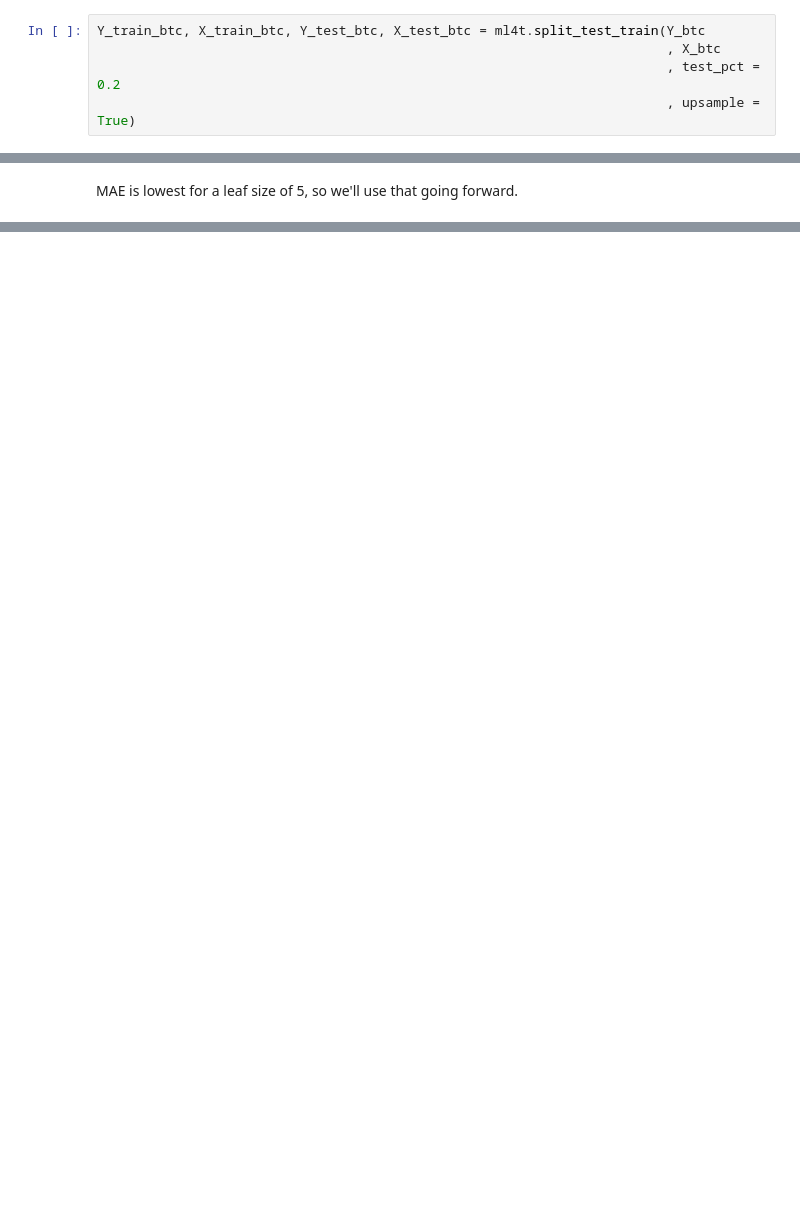
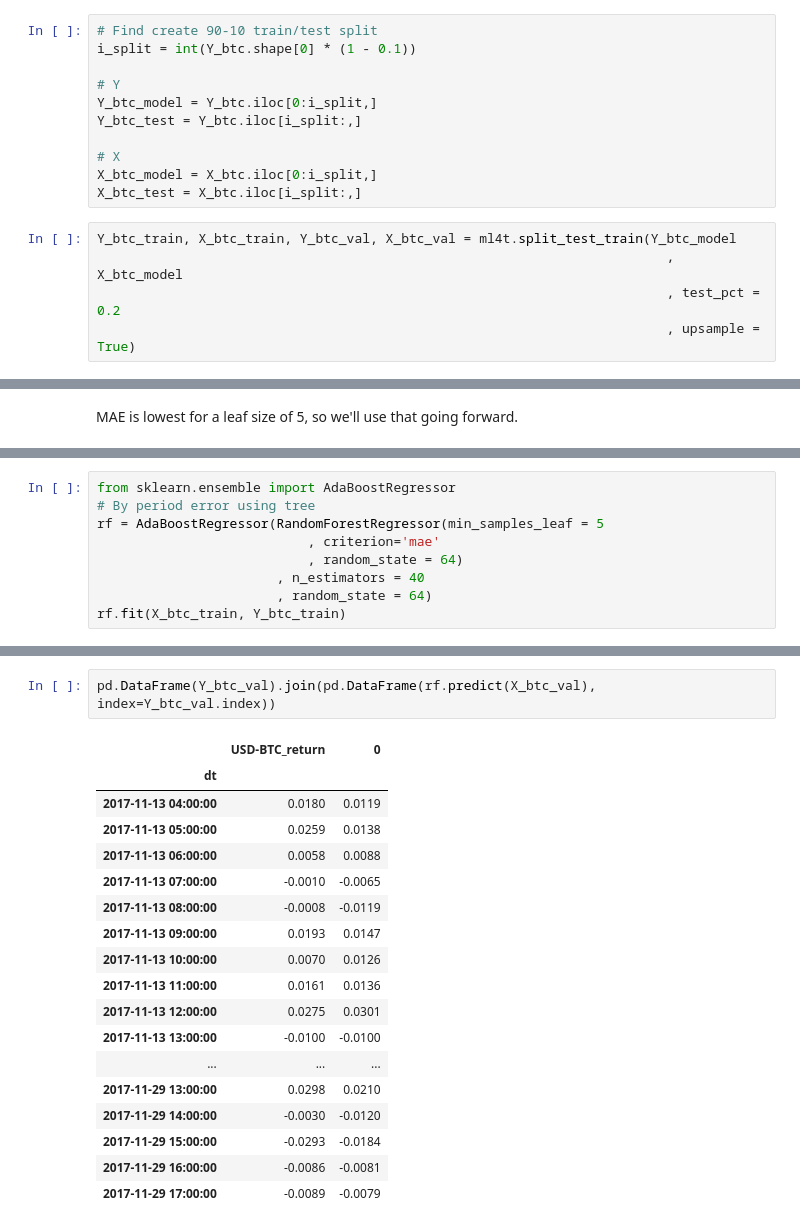
Before and after one commit to ethanruhe/ml_for_trading, a Jupyter notebook: Machine Learning for Cryptocurrency Trading.ipynb, the cells around one changed output, grey strips where cells are left out. Drawn from its saved outputs; the diff is of its cells as text; blank space fills up the shorter version.

```diff
--- a/Machine Learning for Cryptocurrency Trading.ipynb
+++ b/Machine Learning for Cryptocurrency Trading.ipynb
@@ -393,9 +372,20 @@ Y_btc, X_btc = ml4t.calc_features(trade_data_btc.df_h
 - upsample ensures that in (only train data), there are equal number of positive and negative return periods to avoid biasing the model
 
 OLD: The feature creation method below also forces the resulting dataset to have the same number of positive and negative return periods. It does this by oversampling the minority class. The observations of the less-likely return type are randomly duplicated until there are as many positive as negative return periods. This helps avoid biasing the model towards one type of outcome. (Like all modeling decisions, it comes with tradeoffs, but we won't dive into those here. This oversampling of the minority can be easily togged off in the method if you prefer.)
+# %%
+# Find create 90-10 train/test split
+i_split = int(Y_btc.shape[0] * (1 - 0.1))
+
+# Y
+Y_btc_model = Y_btc.iloc[0:i_split,]
+Y_btc_test = Y_btc.iloc[i_split:,]
+
+# X
+X_btc_model = X_btc.iloc[0:i_split,]
+X_btc_test = X_btc.iloc[i_split:,]
 # %%
-Y_train_btc, X_train_btc, Y_test_btc, X_test_btc = ml4t.split_test_train(Y_btc
-                                                                         , X_btc
+Y_btc_train, X_btc_train, Y_btc_val, X_btc_val = ml4t.split_test_train(Y_btc_model
+                                                                         , X_btc_model
                                                                          , test_pct = 0.2
                                                                          , upsample = True)
 # %% [markdown]
@@ -505,0 +538,9 @@ not True
+# %%
+from sklearn.ensemble import AdaBoostRegressor
+# By period error using tree
+rf = AdaBoostRegressor(RandomForestRegressor(min_samples_leaf = 5
+                           , criterion='mae'
+                           , random_state = 64)
+                       , n_estimators = 40
+                       , random_state = 64)
+rf.fit(X_btc_train, Y_btc_train)
@@ -505,0 +575,21 @@ not True
+# %%
+pd.DataFrame(Y_btc_val).join(pd.DataFrame(rf.predict(X_btc_val), index=Y_btc_val.index))
+# %% [output]
+|  | USD-BTC_return | 0 |
+| dt |  |  |
+| 2017-11-13 04:00:00 | 0.0180 | 0.0119 |
+| 2017-11-13 05:00:00 | 0.0259 | 0.0138 |
+| 2017-11-13 06:00:00 | 0.0058 | 0.0088 |
+| 2017-11-13 07:00:00 | -0.0010 | -0.0065 |
+| 2017-11-13 08:00:00 | -0.0008 | -0.0119 |
+| 2017-11-13 09:00:00 | 0.0193 | 0.0147 |
+| 2017-11-13 10:00:00 | 0.0070 | 0.0126 |
+| 2017-11-13 11:00:00 | 0.0161 | 0.0136 |
+| 2017-11-13 12:00:00 | 0.0275 | 0.0301 |
+| 2017-11-13 13:00:00 | -0.0100 | -0.0100 |
+| ... | ... | ... |
+| 2017-11-29 13:00:00 | 0.0298 | 0.0210 |
+| 2017-11-29 14:00:00 | -0.0030 | -0.0120 |
+| 2017-11-29 15:00:00 | -0.0293 | -0.0184 |
+| 2017-11-29 16:00:00 | -0.0086 | -0.0081 |
+| 2017-11-29 17:00:00 | -0.0089 | -0.0079 |
```
Also changed, not shown: parts of 26 cells of this notebook.
